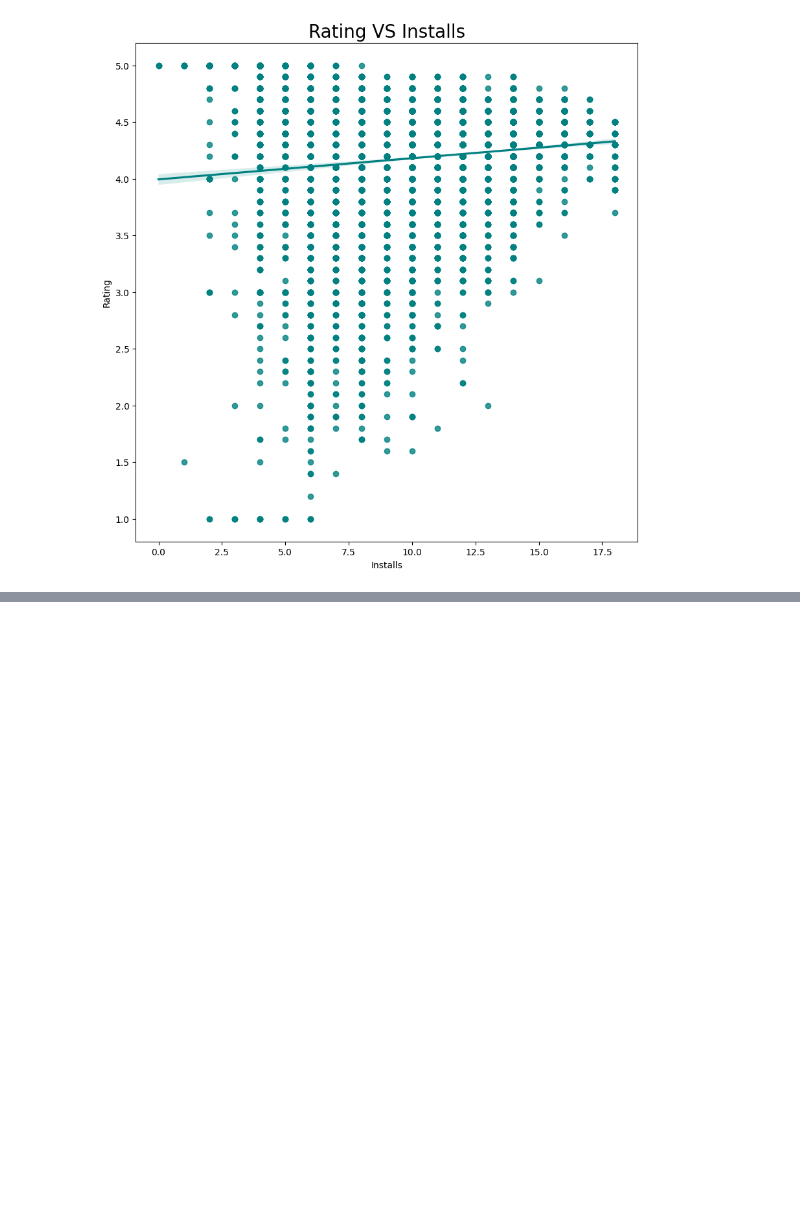
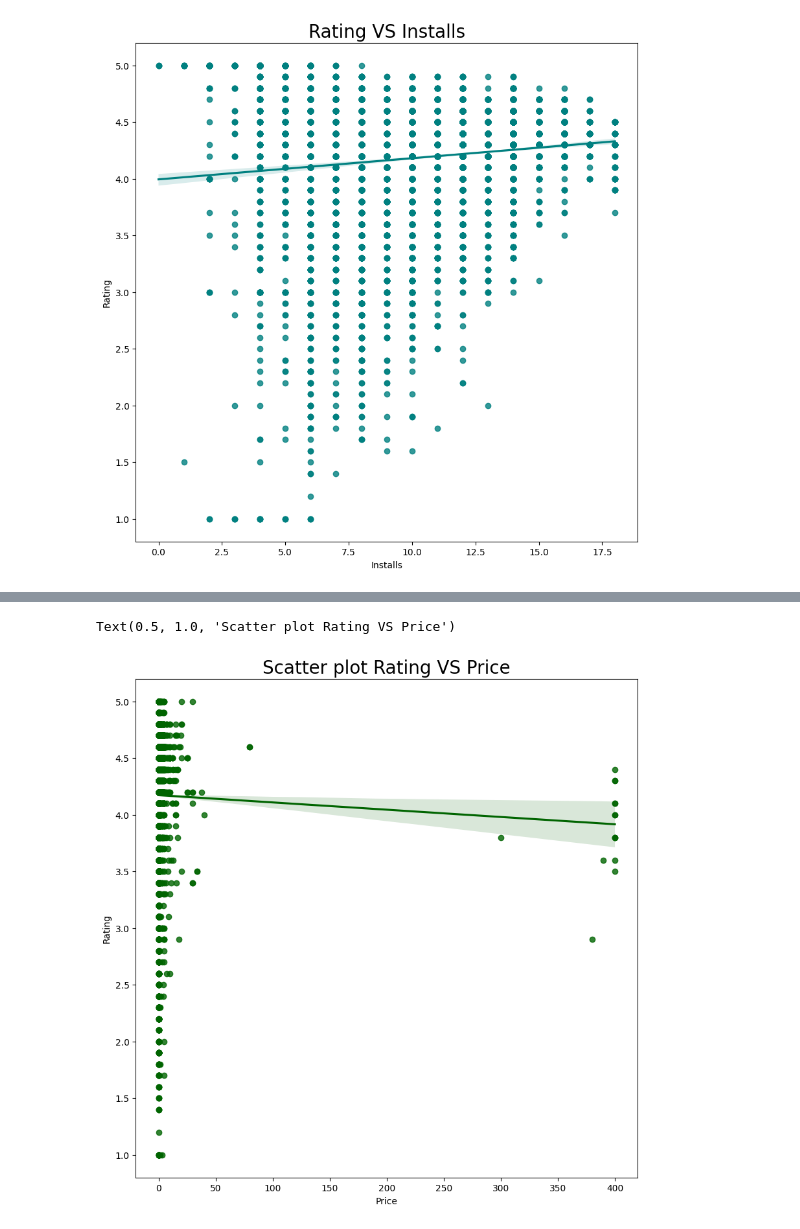
Before and after one commit to LuisVirgen/Google_PlayStore_Analysis, a Jupyter notebook: playstore_analysis.ipynb, the cells around one changed output, grey strips where cells are left out. Saved outputs shown, nothing was run; the diff lists cells and outputs as text; code cells hidden in the pictures; blank space fills up the shorter version.

Commit message:
Analysis of the playstore and how ratings correlated with each variable

```diff
--- a/playstore_analysis.ipynb
+++ b/playstore_analysis.ipynb
@@ -267,0 +295,3 @@ Text(0.5, 1.0, 'Rating VS Installs')
+# %%
+data['Free'] = data['Type'].map(lambda s :1  if s =='Free' else 0)
+data.drop(['Type'], axis=1, inplace=True)
@@ -267,0 +314,5 @@ Text(0.5, 1.0, 'Rating VS Installs')
+# %%
+#Replace the symbol $ and change the datatype to float
+
+data.Price = data.Price.apply(lambda x: x.replace('$',''))
+data['Price'] = data['Price'].apply(lambda x: float(x))
@@ -267,0 +339,7 @@ Text(0.5, 1.0, 'Rating VS Installs')
+# %%
+plt.figure(figsize = (10,10))
+sns.regplot(x="Price", y="Rating", color = 'darkgreen',data=data[data['Reviews']<1000000]);
+plt.title('Scatter plot Rating VS Price',size = 20)
+# %% [output]
+Text(0.5, 1.0, 'Scatter plot Rating VS Price')
+[figure, added]
```
Also changed, not shown: parts of 30 cells of this notebook, 1 other file.
